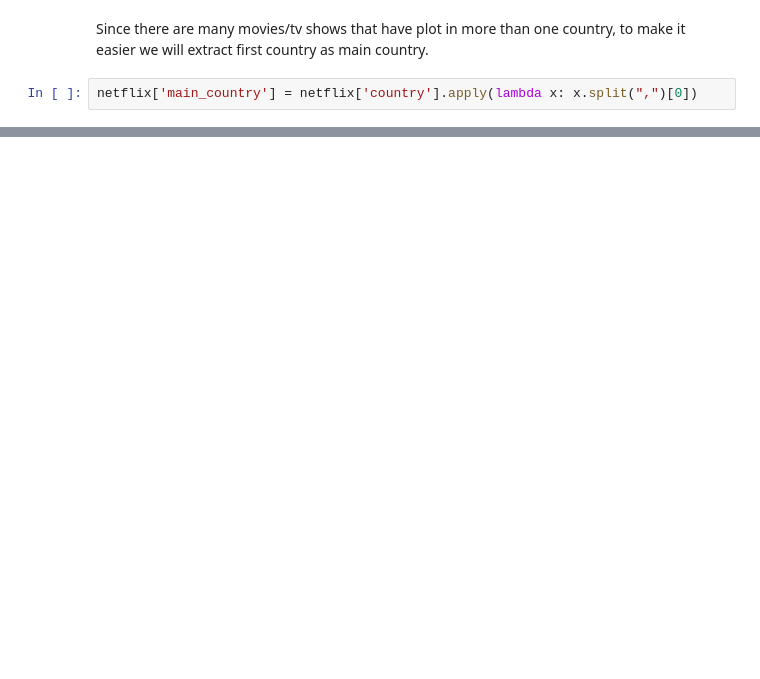
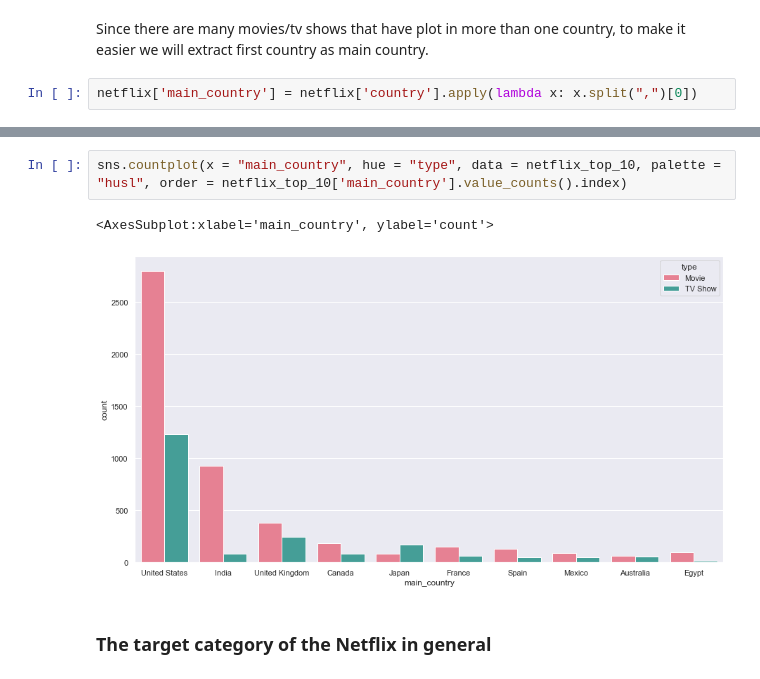
Before and after one commit to lamhib1310/Netflix-EDA, a Jupyter notebook: Netflix - EDA .ipynb, the cells around one changed output, grey strips where cells are left out. Saved outputs shown, nothing was run; the diff lists cells and outputs as text; blank space fills up the shorter version.

```diff
--- a/Netflix - EDA .ipynb
+++ b/Netflix - EDA .ipynb
@@ -267,0 +350,7 @@ netflix['main_country'] = netflix['country'].apply(lambda x: x.split(",")[0])
+# %%
+sns.countplot(x = "main_country", hue = "type", data = netflix_top_10, palette = "husl", order = netflix_top_10['main_country'].value_counts().index)
+# %% [output]
+<AxesSubplot:xlabel='main_country', ylabel='count'>
+[figure, added]
+# %% [markdown]
+### The target category of the Netflix in general
```
Also changed, not shown: parts of 48 cells of this notebook.
